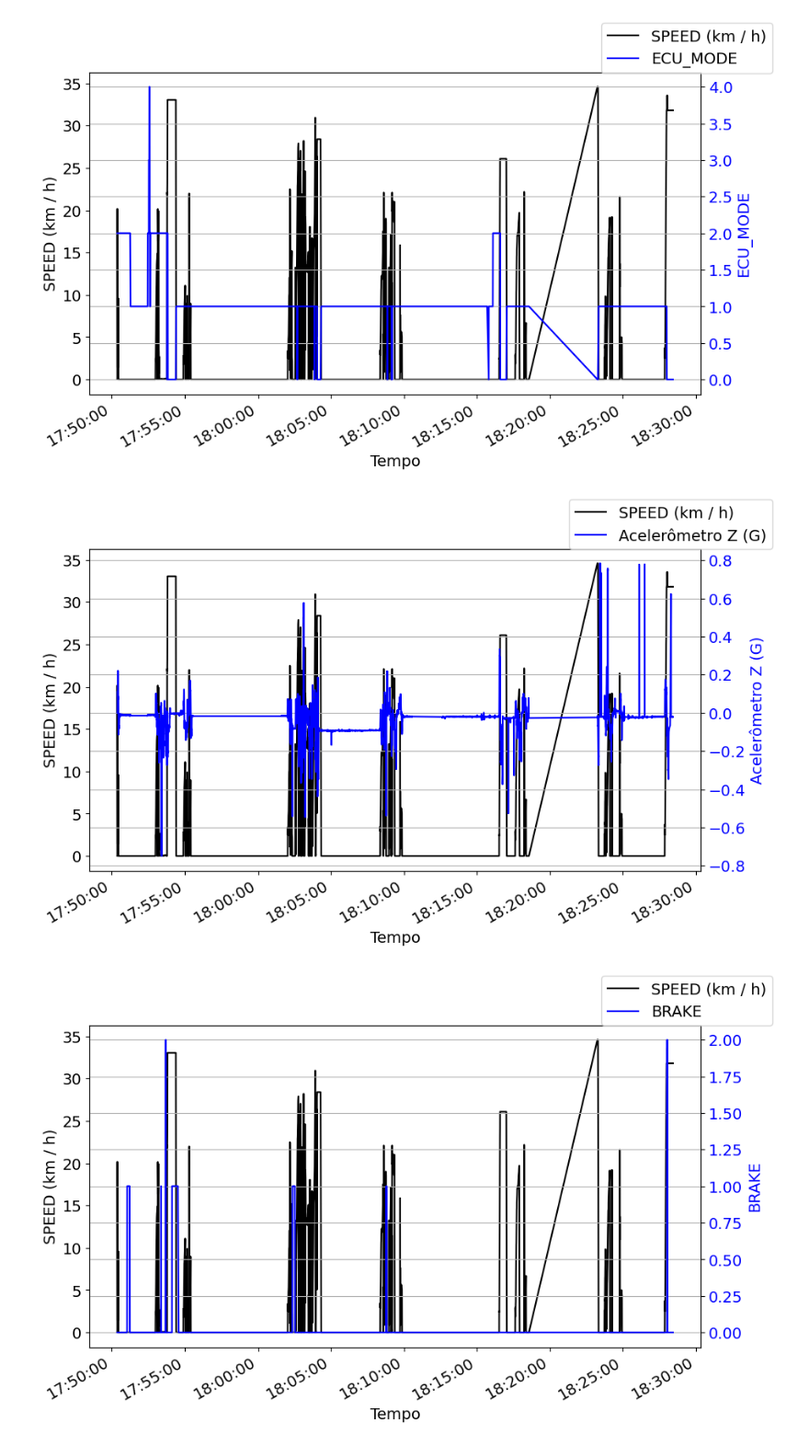
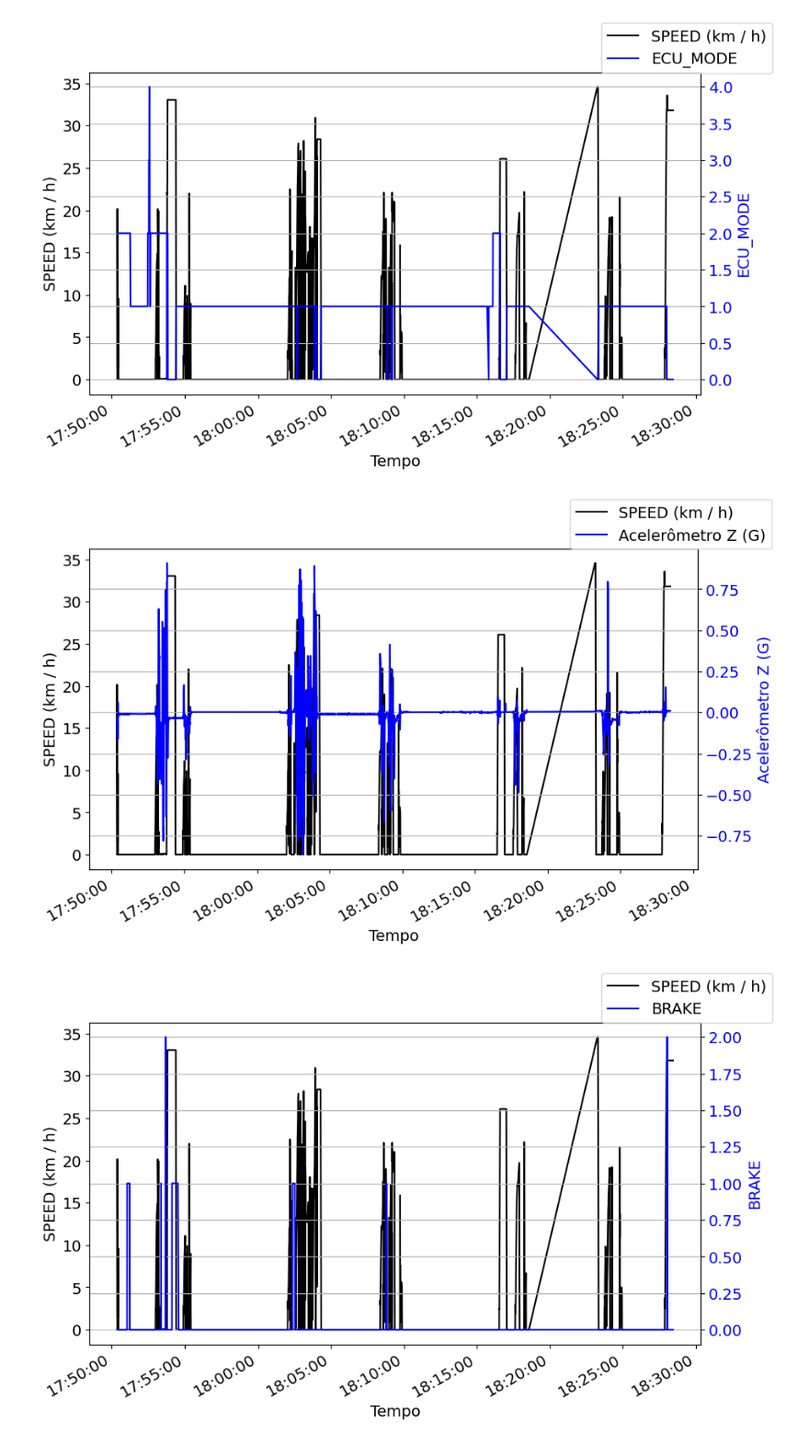
Before and after one commit to Tesla-UFMG/Data-Analysis, a Jupyter notebook: odonto_081225.ipynb, the cells around one changed output. Shown at 92% size. Saved outputs shown, nothing was run; the diff lists cells and outputs as text; code cells hidden in the pictures.

```diff
--- a/odonto_081225.ipynb
+++ b/odonto_081225.ipynb
@@ -79,8 +79,8 @@ accumulador_params.head(5)
 | 3 | 3 | 1765227026962 | 3.31 | 3.03 | 77.3 | 91 | 0 | 0 | 0 | ... |
 | 4 | 4 | 1765227027171 | 3.32 | 3.23 | 78.5 | 45 | 0 | 0 | 0 | ... |
 # %%
-START_DATE = datetime(2025, 12, 8, 18, 16, 25, tzinfo=ZoneInfo("America/Sao_Paulo"))
-END_DATE = datetime(2025, 12, 8, 18, 16, 45, tzinfo=ZoneInfo("America/Sao_Paulo"))
+START_DATE = datetime(2025, 12, 8, 17, 53, 40, tzinfo=ZoneInfo("America/Sao_Paulo"))
+END_DATE = datetime(2025, 12, 8, 17, 53, 55, tzinfo=ZoneInfo("America/Sao_Paulo"))
 END_DATE = -1
 # %%
 # car_velocity = (convert_rpm_to_velocity(right_motor_tractive['SPEED']) + convert_rpm_to_velocity(left_motor_tractive['SPEED'])) / 2
@@ -138,7 +138,7 @@ plt.show()
 # car_velocity = (convert_rpm_to_velocity(right_motor_tractive['SPEED']) + convert_rpm_to_velocity(left_motor_tractive['SPEED'])) / 2
 car_velocity = convert_rpm_to_velocity(left_motor_tractive['SPEED'])
 current = accumulador_params['SHUNT_VOLTAGE'] - SHUNT_OFFSET
-accel = accelerometer['ACCEL_Z'] * ACCEL_SENSITIVITY_FACTOR
+accel = accelerometer['ACCEL_X'] * ACCEL_SENSITIVITY_FACTOR
 accel_media_movel = sma = accel.rolling(window=5).mean()
 
 range_velocity = get_range_by_time(
@@ -168,34 +168,34 @@ current[abs(current) > 500] = 0
 
 # Convert Unix timestamps to datetime objects
 dates_velocity = [datetime.fromtimestamp(ts) for ts in timestamp_velocity]
 dates_accel = [datetime.fromtimestamp(ts) for ts in timestamp_accel]
 dates_current = [datetime.fromtimestamp(ts) for ts in timestamp_current]
 
 # Create the plot
 fig, ax1 = plt.subplots()
 ax1.plot(dates_velocity, car_velocity[range_velocity], color="black", label="SPEED (km / h)")
 ax1.set_xlabel('Tempo')
 ax1.set_ylabel('SPEED (km / h)', color='black')
 
 # Create a second y-axis sharing the same x-axis
 ax2 = ax1.twinx()
 
 ax2.plot(dates_accel, accel_media_movel[range_accel], color="blue", label="Acelerômetro Z (G)")
 ax2.set_ylabel('Acelerômetro Z (G)', color='blue')
 ax2.tick_params(axis='y', labelcolor='blue')
 
 date_format = mdates.DateFormatter("%H:%M:%S")
 ax1.xaxis.set_major_formatter(date_format)
 
 # Optional: Rotate x-axis labels for better readability if they overlap
 fig.autofmt_xdate()
 
 # Optional: align legends
 fig.legend(loc='upper right')
 plt.grid(True)
 plt.show()
 # %% [output]
-[figure, old version]
+[figure, new version]
 # %%
 # analise dos freios
 # car_velocity = (convert_rpm_to_velocity(right_motor_tractive['SPEED']) + convert_rpm_to_velocity(left_motor_tractive['SPEED'])) / 2
```
Also changed, not shown: 24 other files.
